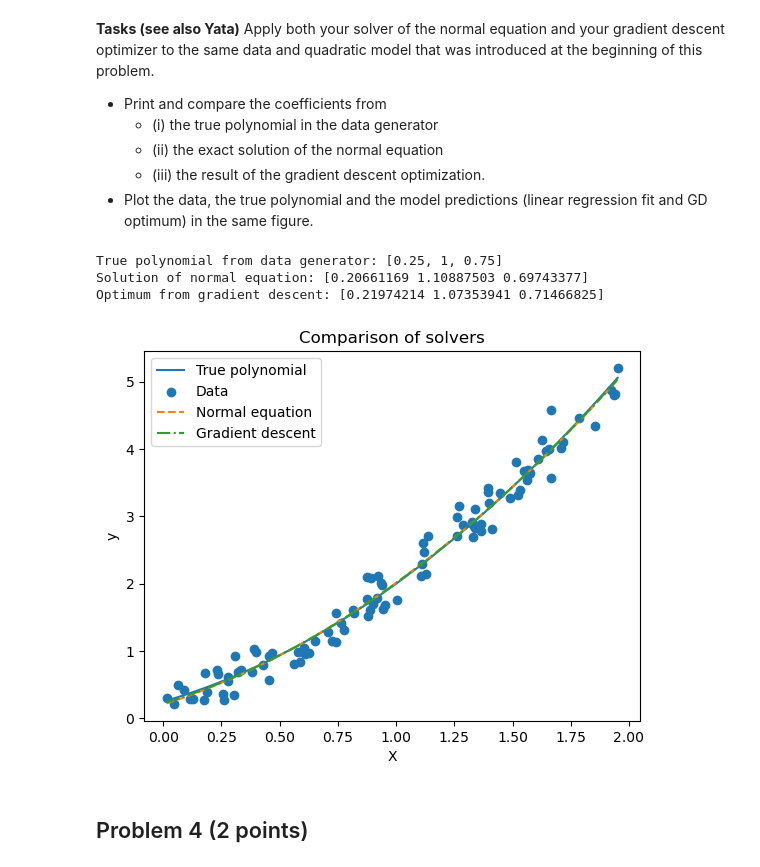
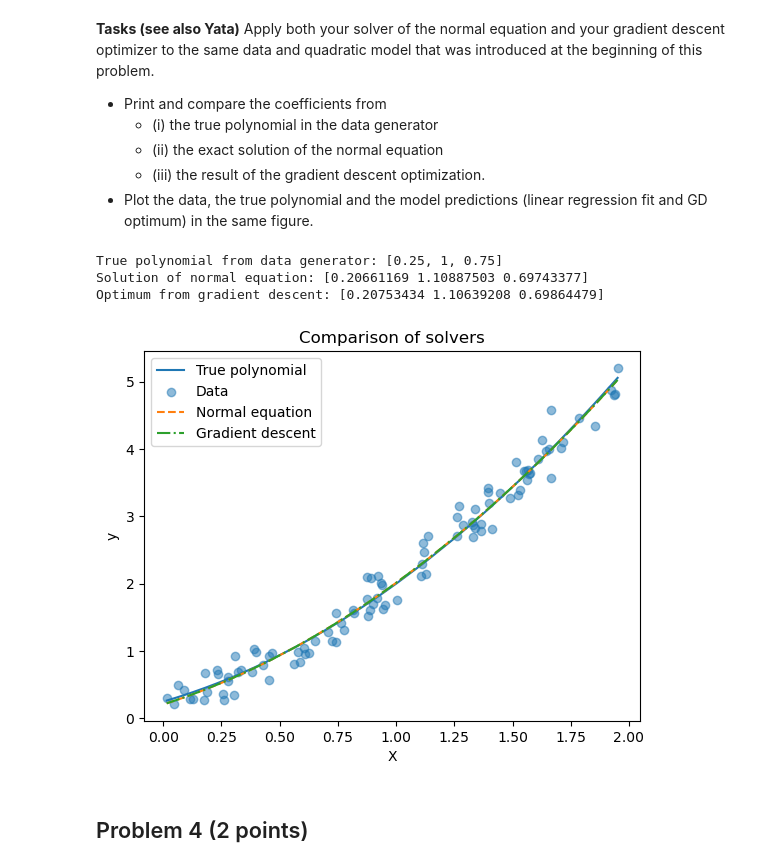
Before and after one commit to Action4/tif285, a Jupyter notebook: doc/pub/ProblemSets/Set1/TIF285_ps1_basic_problems.ipynb, the cells around one changed output. Drawn from its saved outputs; the diff is of its cells as text; code cells hidden in the pictures.

```diff
--- a/doc/pub/ProblemSets/Set1/TIF285_ps1_basic_problems.ipynb
+++ b/doc/pub/ProblemSets/Set1/TIF285_ps1_basic_problems.ipynb
@@ -462,7 +470,7 @@ def gradient_descent_linear_regression(X_d, y, theta_start, eta=0.1, n_iteration
     theta_star = theta_start
     for i in range(n_iterations):
         #theta_star = np.reshape(theta_star, (-1, 1))
-        grad_C = (-2/Nd*X_d.T) @ (y.flatten() - (X_d@theta_star))
+        grad_C = gradient_linear_regression(X_d, y, theta_star).flatten()
         theta_star = theta_star - eta*grad_C
     return theta_star
 # %%
@@ -500,37 +508,37 @@ Apply both your solver of the normal equation and your gradient descent optimize
 #
 # YOUR CODE HERE
 #
 #True polynomial
 X_sort = np.sort(X, axis=None)
 y_pol = theta_true[2] * X_sort**2 + theta_true[1] * X_sort + theta_true[0]
 print(f'True polynomial from data generator: {theta_true}')
 
 #Normal equation
 X_d = design_matrix(X)
 theta_normal = solve_normal_equation(X_d, y)
 y_normal = theta_normal[2] * X_sort**2 + theta_normal[1] * X_sort + theta_normal[0]
 print(f'Solution of normal equation: {theta_normal}')
 
 #Gradient descent
 theta_start = [0,0,0]
-theta_grad = gradient_descent_linear_regression(X_d, y, theta_start, eta=0.1, n_iterations=1000)
+theta_grad = gradient_descent_linear_regression(X_d, y, theta_start, eta=0.1, n_iterations=2000)
 y_grad = theta_grad[2] * X_sort**2 + theta_grad[1] * X_sort + theta_grad[0]
 print(f'Optimum from gradient descent: {theta_grad}')
 
 plt.plot(X_sort, y_pol, label='True polynomial')
-plt.scatter(X, y, label='Data')
+plt.scatter(X, y, alpha=0.5, label='Data')
 plt.plot(X_sort, y_normal, linestyle='--', label='Normal equation')
 plt.plot(X_sort, y_grad, linestyle='-.', label='Gradient descent')
 plt.title('Comparison of solvers')
 plt.xlabel('X')
 plt.ylabel('y')
 plt.legend()
 plt.show()
 # %% [output]
 True polynomial from data generator: [0.25, 1, 0.75]
 Solution of normal equation: [0.20661169 1.10887503 0.69743377]
-Optimum from gradient descent: [0.21974214 1.07353941 0.71466825]
+Optimum from gradient descent: [0.20753434 1.10639208 0.69864479]
-[figure, old version]
+[figure, new version]
 # %% [markdown]
 ## Problem 4 (2 points)
 # %% [markdown]
```
Also changed, not shown: parts of 8 cells of this notebook, 1 other file.
